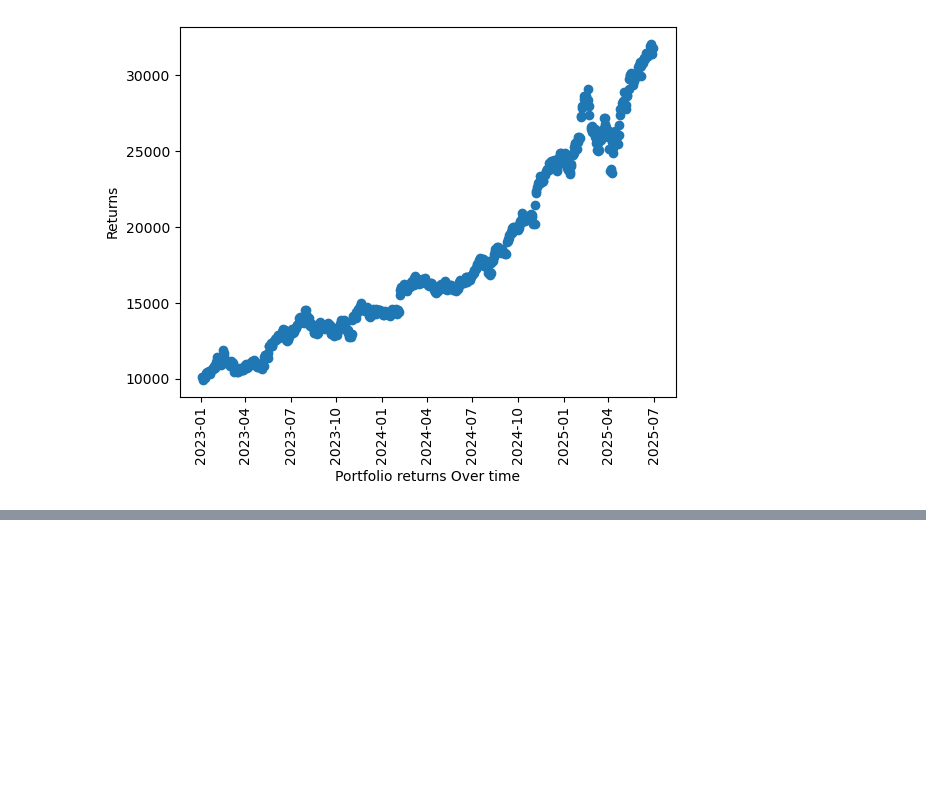
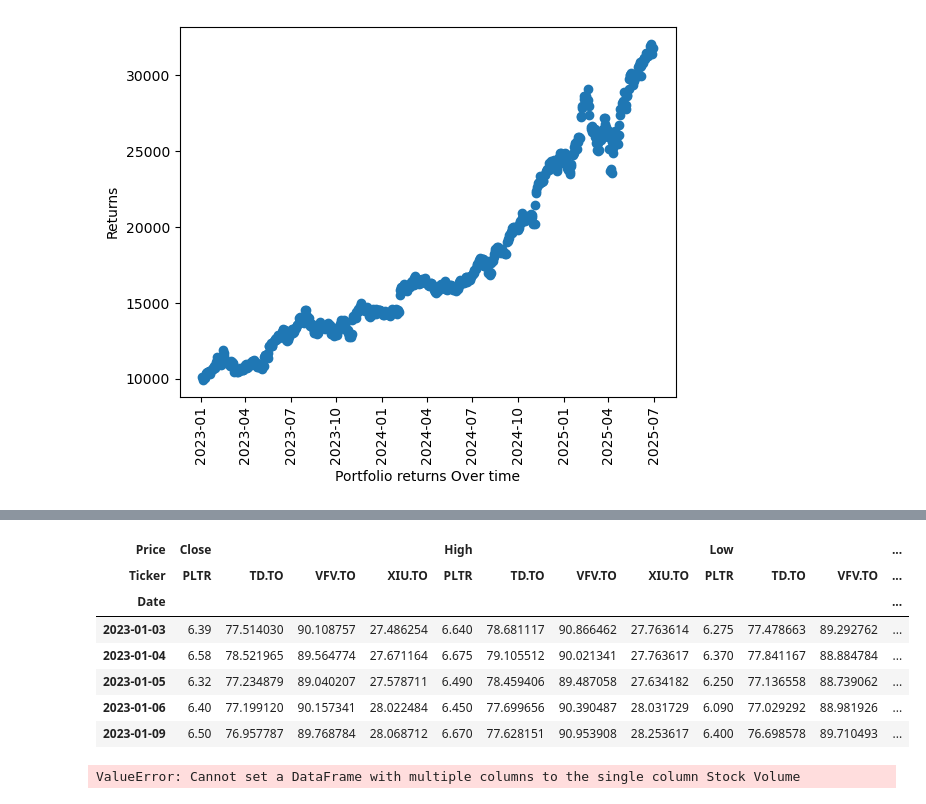
Before and after one commit to VithushanE/StockPortfolio, a Jupyter notebook: stockportfolio.ipynb, the cells around one changed output, grey strips where cells are left out. Saved outputs shown, nothing was run; the diff lists cells and outputs as text; code cells hidden in the pictures; blank space fills up the shorter version.

```diff
--- a/stockportfolio.ipynb
+++ b/stockportfolio.ipynb
@@ -131,0 +134,15 @@ plt.show()
+# %%
+data2.head()
+# %% [output]
+| Price | Close |  |  |  | High |  |  |  | Low |  |  | ... |
+| Ticker | PLTR | TD.TO | VFV.TO | XIU.TO | PLTR | TD.TO | VFV.TO | XIU.TO | PLTR | TD.TO | VFV.TO | ... |
+| Date |  |  |  |  |  |  |  |  |  |  |  | ... |
+| 2023-01-03 | 6.39 | 77.514030 | 90.108757 | 27.486254 | 6.640 | 78.681117 | 90.866462 | 27.763614 | 6.275 | 77.478663 | 89.292762 | ... |
+| 2023-01-04 | 6.58 | 78.521965 | 89.564774 | 27.671164 | 6.675 | 79.105512 | 90.021341 | 27.763617 | 6.370 | 77.841167 | 88.884784 | ... |
+| 2023-01-05 | 6.32 | 77.234879 | 89.040207 | 27.578711 | 6.490 | 78.459406 | 89.487058 | 27.634182 | 6.250 | 77.136558 | 88.739062 | ... |
+| 2023-01-06 | 6.40 | 77.199120 | 90.157341 | 28.022484 | 6.450 | 77.699656 | 90.390487 | 28.031729 | 6.090 | 77.029292 | 88.981926 | ... |
+| 2023-01-09 | 6.50 | 76.957787 | 89.768784 | 28.068712 | 6.670 | 77.628151 | 90.953908 | 28.253617 | 6.400 | 76.698578 | 89.710493 | ... |
+# %%
+portfolio_returns_df['Stock Volume'] = data2[['Close']]
+# %% [output]
+ValueError: Cannot set a DataFrame with multiple columns to the single column Stock Volume
```
Also changed, not shown: parts of 4 cells of this notebook.
